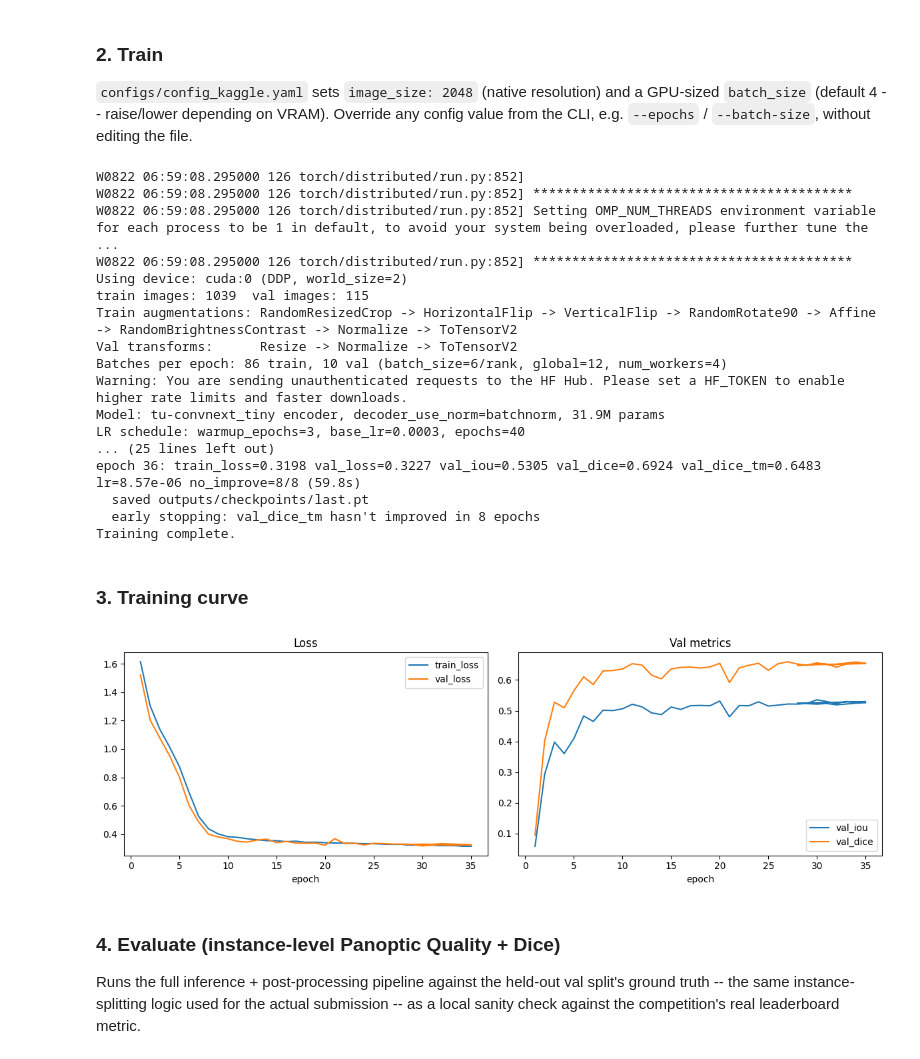
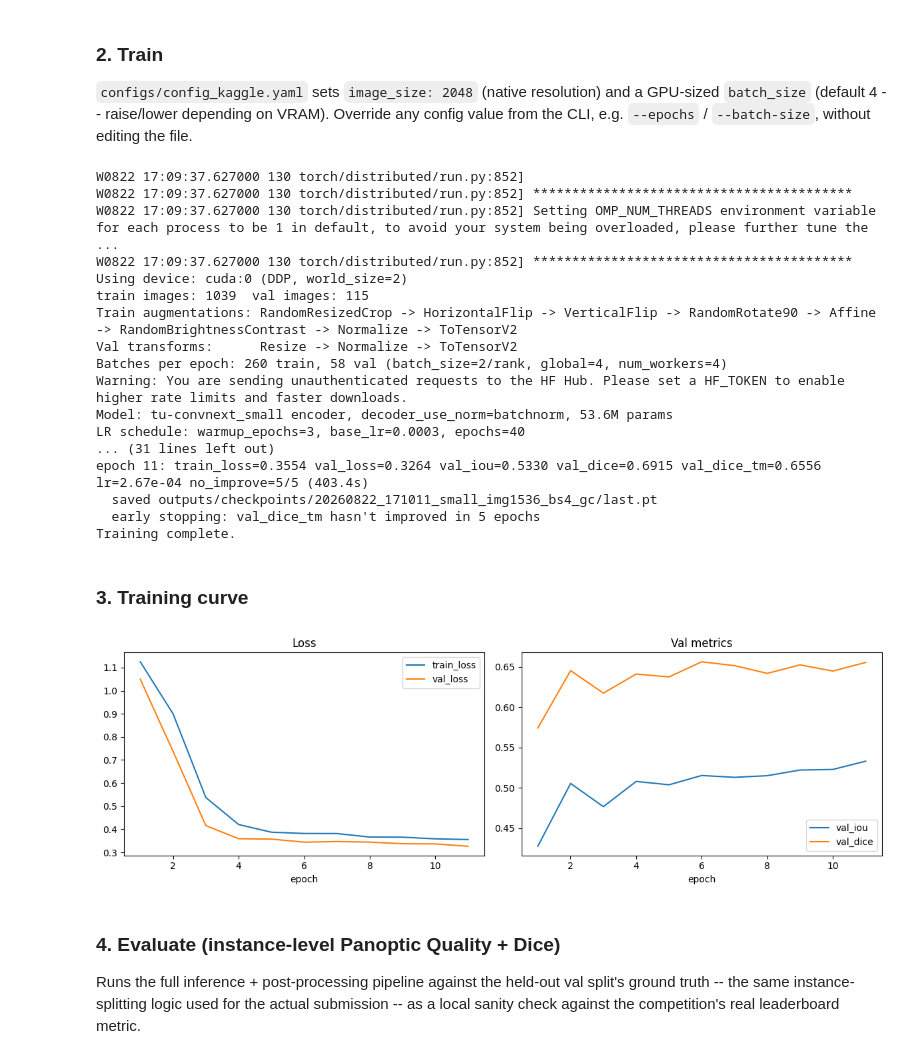
Before and after one commit to jprakash-1/Solar-Filament-Segmentation, a Jupyter notebook: solar-filament-segmentation-analysis.ipynb, the cells around one changed output. Drawn from its saved outputs; the diff is of its cells as text; code cells hidden in the pictures.

Commit message:
Kaggle Notebook | Solar Filament Segmentation Analysis | Version 3

```diff
--- a/solar-filament-segmentation-analysis.ipynb
+++ b/solar-filament-segmentation-analysis.ipynb
@@ -63,43 +80,44 @@ device: Tesla T4
 from the CLI, e.g. `--epochs` / `--batch-size`, without editing the file.
 # %%
 !torchrun --nproc_per_node=$(python -c "import torch; print(max(1, torch.cuda.device_count()))") \
-    scripts/train.py --config configs/config_kaggle.yaml --resume
+    scripts/train.py --config configs/config_kaggle.yaml
 # %% [output]
-W0822 06:59:08.295000 126 torch/distributed/run.py:852]
-W0822 06:59:08.295000 126 torch/distributed/run.py:852] *****************************************
-W0822 06:59:08.295000 126 torch/distributed/run.py:852] Setting OMP_NUM_THREADS environment variable for each process to be 1 in default, to avoid your system being overloaded, please further tune the ...
-W0822 06:59:08.295000 126 torch/distributed/run.py:852] *****************************************
+W0822 17:09:37.627000 130 torch/distributed/run.py:852]
+W0822 17:09:37.627000 130 torch/distributed/run.py:852] *****************************************
+W0822 17:09:37.627000 130 torch/distributed/run.py:852] Setting OMP_NUM_THREADS environment variable for each process to be 1 in default, to avoid your system being overloaded, please further tune the ...
+W0822 17:09:37.627000 130 torch/distributed/run.py:852] *****************************************
 Using device: cuda:0 (DDP, world_size=2)
 train images: 1039  val images: 115
 Train augmentations: RandomResizedCrop -> HorizontalFlip -> VerticalFlip -> RandomRotate90 -> Affine -> RandomBrightnessContrast -> Normalize -> ToTensorV2
 Val transforms:      Resize -> Normalize -> ToTensorV2
-Batches per epoch: 86 train, 10 val (batch_size=6/rank, global=12, num_workers=4)
+Batches per epoch: 260 train, 58 val (batch_size=2/rank, global=4, num_workers=4)
 Warning: You are sending unauthenticated requests to the HF Hub. Please set a HF_TOKEN to enable higher rate limits and faster downloads.
-Model: tu-convnext_tiny encoder, decoder_use_norm=batchnorm, 31.9M params
+Model: tu-convnext_small encoder, decoder_use_norm=batchnorm, 53.6M params
 LR schedule: warmup_epochs=3, base_lr=0.0003, epochs=40
-... (25 lines left out)
-epoch 36: train_loss=0.3198 val_loss=0.3227 val_iou=0.5305 val_dice=0.6924 val_dice_tm=0.6483 lr=8.57e-06 no_improve=8/8 (59.8s)
-  saved outputs/checkpoints/last.pt
-  early stopping: val_dice_tm hasn't improved in 8 epochs
+... (31 lines left out)
+epoch 11: train_loss=0.3554 val_loss=0.3264 val_iou=0.5330 val_dice=0.6915 val_dice_tm=0.6556 lr=2.67e-04 no_improve=5/5 (403.4s)
+  saved outputs/checkpoints/20260822_171011_small_img1536_bs4_gc/last.pt
+  early stopping: val_dice_tm hasn't improved in 5 epochs
 Training complete.
 # %% [markdown]
 ### 3. Training curve
 # %%
 import pandas as pd
 import matplotlib.pyplot as plt
 
-log = pd.read_csv('outputs/logs/train_log.csv')
+
+log = pd.read_csv('outputs/logs/20260822_171011_small_img1536_bs4_gc//train_log.csv')
 fig, axes = plt.subplots(1, 2, figsize=(12, 4))
 axes[0].plot(log['epoch'], log['train_loss'], label='train_loss')
 axes[0].plot(log['epoch'], log['val_loss'], label='val_loss')
 axes[0].set_xlabel('epoch'); axes[0].legend(); axes[0].set_title('Loss')
 axes[1].plot(log['epoch'], log['val_iou'], label='val_iou')
 axes[1].plot(log['epoch'], log['val_dice_torchmetrics'], label='val_dice')
 axes[1].set_xlabel('epoch'); axes[1].legend(); axes[1].set_title('Val metrics')
 fig.tight_layout()
 plt.show()
 # %% [output]
-[figure, old version]
+[figure, new version]
 # %% [markdown]
 ### 4. Evaluate (instance-level Panoptic Quality + Dice)
 Runs the full inference + post-processing pipeline against the held-out val split's
```
Also changed, not shown: parts of 6 cells of this notebook.
